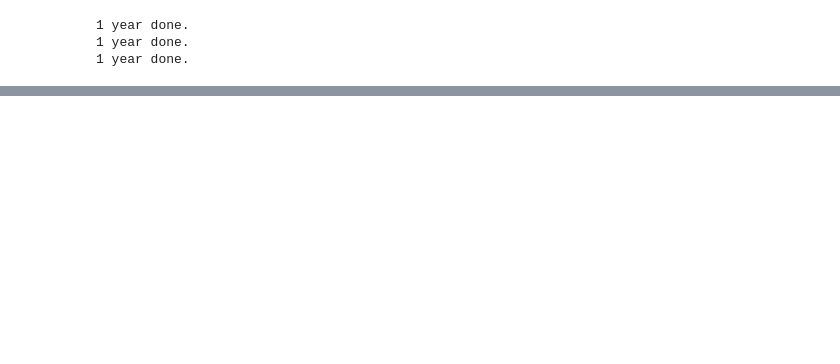
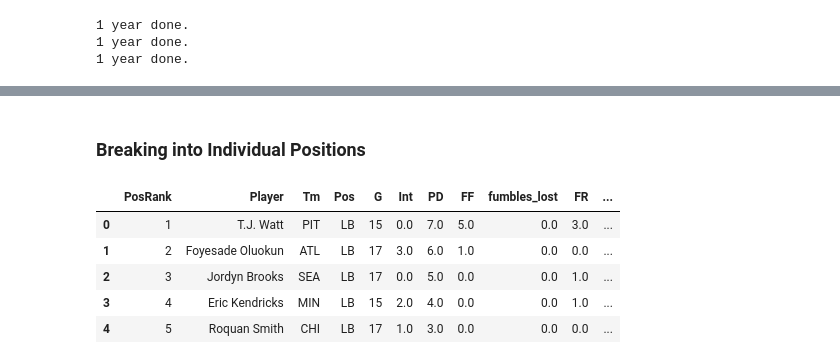
Before and after one commit to ryan-the-brodsky/league-scoring-analysis, a Jupyter notebook: 2022 Draft Analysis.ipynb, the cells around one changed output, grey strips where cells are left out. Drawn from its saved outputs; the diff is of its cells as text; code cells hidden in the pictures; blank space fills up the shorter version.

```diff
--- a/2022 Draft Analysis.ipynb
+++ b/2022 Draft Analysis.ipynb
@@ -115,6 +119,7 @@ def offensive_cleaner(off_year):
     off_year['2pts'] = off_year['2PM'] + off_year['2PP']
     off_year.fillna(0, inplace=True)
     off_year.rename(columns={
+        "FantPos":'Pos',
         "Yds":"pass_yards",
         "Yds.1":"rush_yards",
         "Yds.2":"receiving_yards",
@@ -132,7 +137,7 @@ def offensive_cleaner(off_year):
     off_year.sort_values(by='fpts/g', inplace=True, ignore_index=True, ascending=False)
     # the above line was to confirm the offensive players points were correct
 # %%
-for year in off_all:
+for idx, year in enumerate(off_all):
     offensive_cleaner(year)
     print('1 year done.')
 # %% [output]
@@ -208,0 +217,38 @@ def_2020.head(5)
+# %% [markdown]
+### Breaking into Individual Positions
+# %%
+def intraposition_rank(df):
+    'helper function to create within position ranks'
+    df = df[df['G'] > 12]
+    df = df.reset_index(drop=True)
+    df.index += 1
+    df = df.reset_index()
+    df = df.rename(columns={"index":"PosRank"})
+    return df
+
+def split_positions_off(year):
+    'help function to split stats for a year into individual positions'
+    rb = year[year['Pos'] == 'RB']
+    rb = intraposition_rank(rb)
+
+    wr = year[year['Pos'] == 'WR']
+    wr = intraposition_rank(wr)
+
+    te = year[year['Pos'] == 'TE']
+    te = intraposition_rank(te)
+
+    qb = year[year['Pos'] == 'QB']
+    qb = intraposition_rank(qb)
+
+    return rb, wr, te, qb
+# end of split_positions_off
+
+def split_positions_def(year):
+    'help function to split stats for a year into individual positions'
+    lb = year[year['Pos'] == 'LB']
+    lb = intraposition_rank(lb)
+    db = year[year['Pos'] == 'DB']
+    db = intraposition_rank(db)
+
+    return lb, db
+# end of split_positions_def
@@ -208,0 +259,13 @@ def_2020.head(5)
+# %%
+lb_2021, db_2021 = split_positions_def(def_2021)
+lb_2020, db_2020 = split_positions_def(def_2020)
+lb_2019, db_2019 = split_positions_def(def_2019)
+# %%
+lb_2021.head(5)
+# %% [output]
+|  | PosRank | Player | Tm | Pos | G | Int | PD | FF | fumbles_lost | FR | ... |
+| 0 | 1 | T.J. Watt | PIT | LB | 15 | 0.0 | 7.0 | 5.0 | 0.0 | 3.0 | ... |
+| 1 | 2 | Foyesade Oluokun | ATL | LB | 17 | 3.0 | 6.0 | 1.0 | 0.0 | 0.0 | ... |
+| 2 | 3 | Jordyn Brooks | SEA | LB | 17 | 0.0 | 5.0 | 0.0 | 0.0 | 1.0 | ... |
+| 3 | 4 | Eric Kendricks | MIN | LB | 15 | 2.0 | 4.0 | 0.0 | 0.0 | 1.0 | ... |
+| 4 | 5 | Roquan Smith | CHI | LB | 17 | 1.0 | 3.0 | 0.0 | 0.0 | 0.0 | ... |
```
Also changed, not shown: parts of 9 cells of this notebook.
